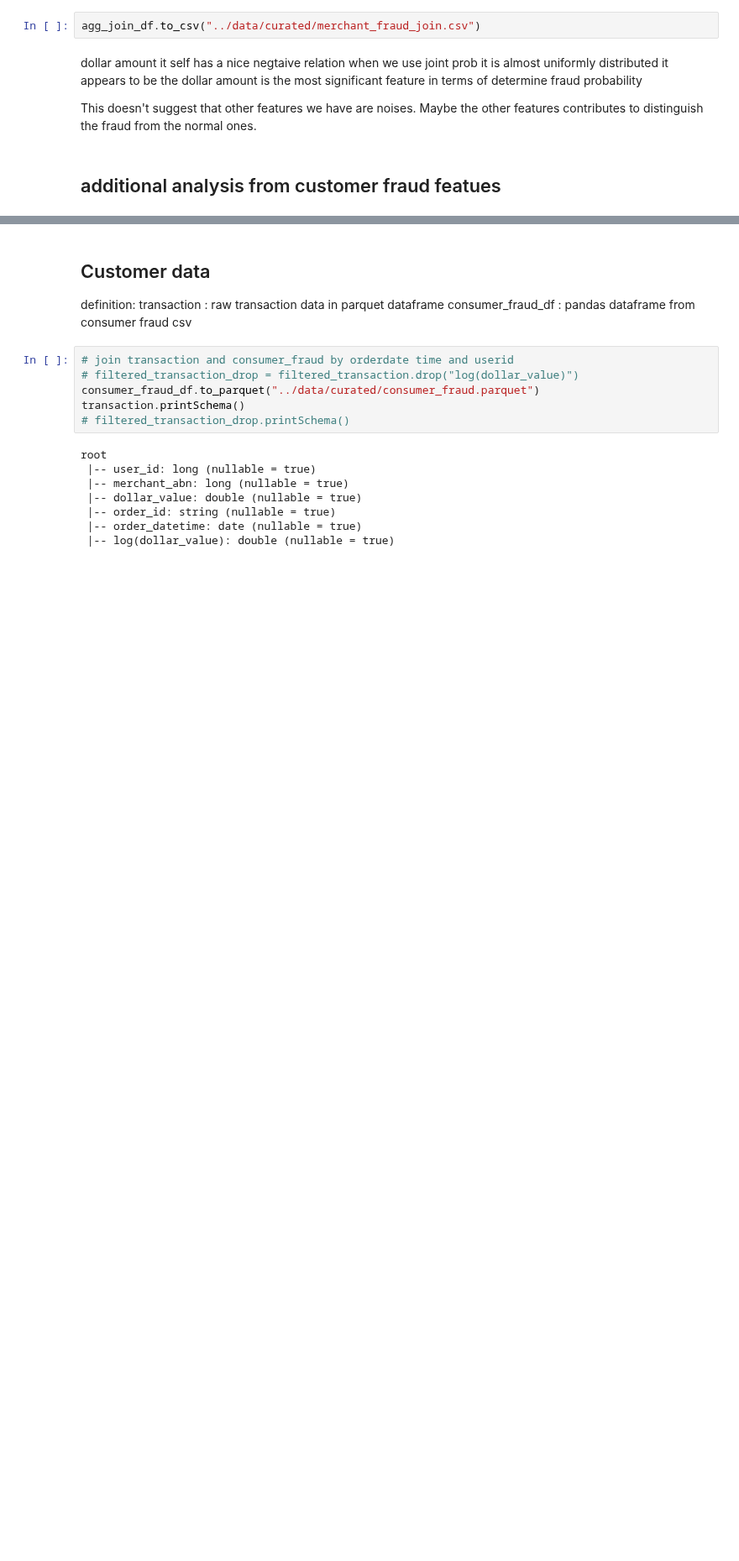
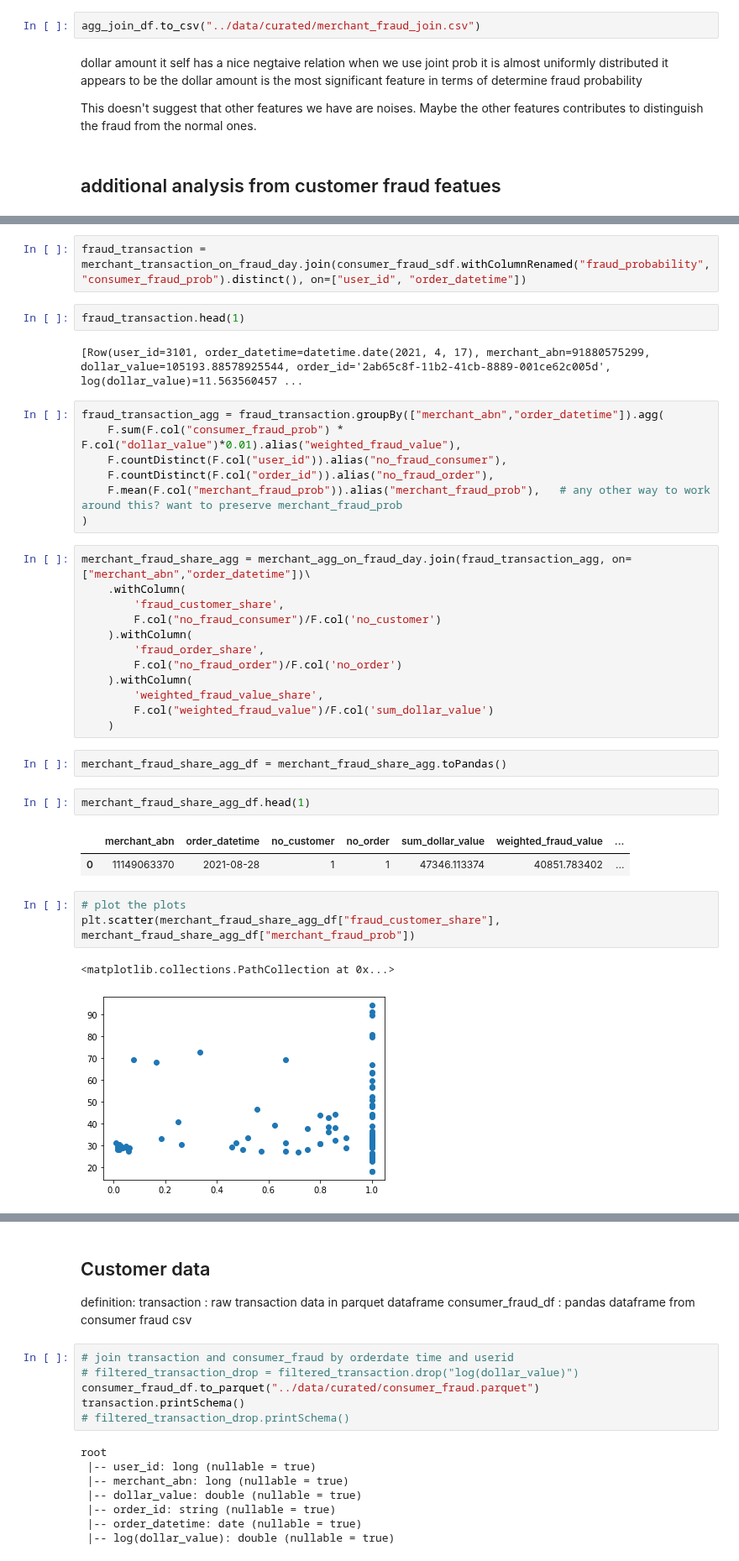
Before and after one commit to MAST30034-Applied-Data-Science/generic-buy-now-pay-later-project-group-19, a Jupyter notebook: notebooks/fraud.ipynb, the cells around one changed output, grey strips where cells are left out. Shown at 84% size. Drawn from its saved outputs; the diff is of its cells as text; blank space fills up the shorter version.

Commit message:
consumer fraud influence on merchant analysis

```diff
--- a/notebooks/fraud.ipynb
+++ b/notebooks/fraud.ipynb
@@ -497,0 +513,38 @@ This doesn't suggest that other features we have are noises. Maybe the other fea
+# %%
+fraud_transaction = merchant_transaction_on_fraud_day.join(consumer_fraud_sdf.withColumnRenamed("fraud_probability","consumer_fraud_prob").distinct(), on=["user_id", "order_datetime"])
+# %%
+fraud_transaction.head(1)
+# %% [output]
+[Row(user_id=3101, order_datetime=datetime.date(2021, 4, 17), merchant_abn=91880575299, dollar_value=105193.88578925544, order_id='2ab65c8f-11b2-41cb-8889-001ce62c005d', log(dollar_value)=11.563560457 ...
+# %%
+fraud_transaction_agg = fraud_transaction.groupBy(["merchant_abn","order_datetime"]).agg(
+    F.sum(F.col("consumer_fraud_prob") * F.col("dollar_value")*0.01).alias("weighted_fraud_value"),
+    F.countDistinct(F.col("user_id")).alias("no_fraud_consumer"),
+    F.countDistinct(F.col("order_id")).alias("no_fraud_order"),
+    F.mean(F.col("merchant_fraud_prob")).alias("merchant_fraud_prob"),   # any other way to work around this? want to preserve merchant_fraud_prob
+)
+# %%
+merchant_fraud_share_agg = merchant_agg_on_fraud_day.join(fraud_transaction_agg, on=["merchant_abn","order_datetime"])\
+    .withColumn(
+        'fraud_customer_share',
+        F.col("no_fraud_consumer")/F.col('no_customer')
+    ).withColumn(
+        'fraud_order_share',
+        F.col("no_fraud_order")/F.col('no_order')
+    ).withColumn(
+        'weighted_fraud_value_share',
+        F.col("weighted_fraud_value")/F.col('sum_dollar_value')
+    )
+# %%
+merchant_fraud_share_agg_df = merchant_fraud_share_agg.toPandas()
+# %%
+merchant_fraud_share_agg_df.head(1)
+# %% [output]
+|  | merchant_abn | order_datetime | no_customer | no_order | sum_dollar_value | weighted_fraud_value | ... |
+| 0 | 11149063370 | 2021-08-28 | 1 | 1 | 47346.113374 | 40851.783402 | ... |
+# %%
+# plot the plots
+plt.scatter(merchant_fraud_share_agg_df["fraud_customer_share"], merchant_fraud_share_agg_df["merchant_fraud_prob"])
+# %% [output]
+<matplotlib.collections.PathCollection at 0x...>
+[figure, added]
```
Also changed, not shown: parts of 7 cells of this notebook.
